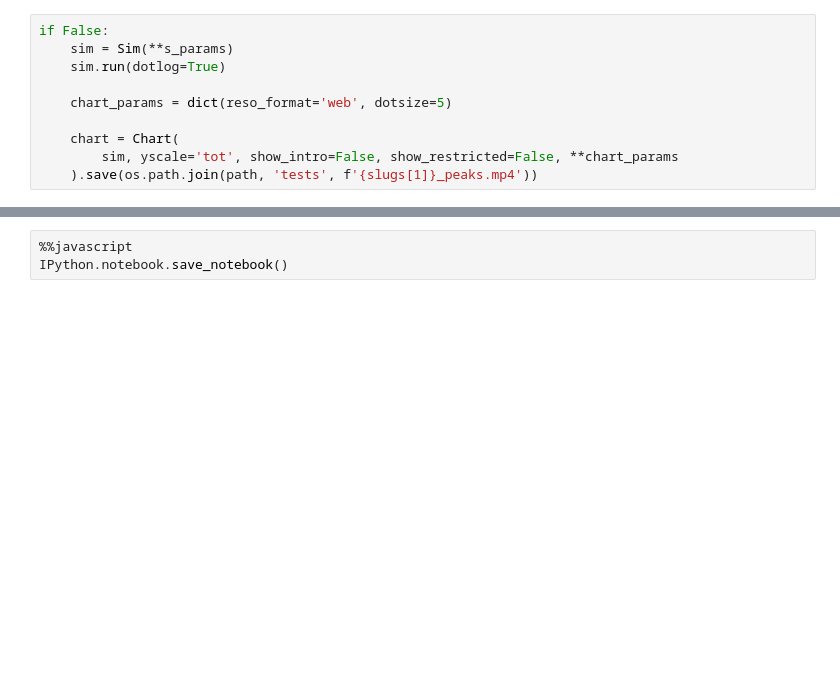
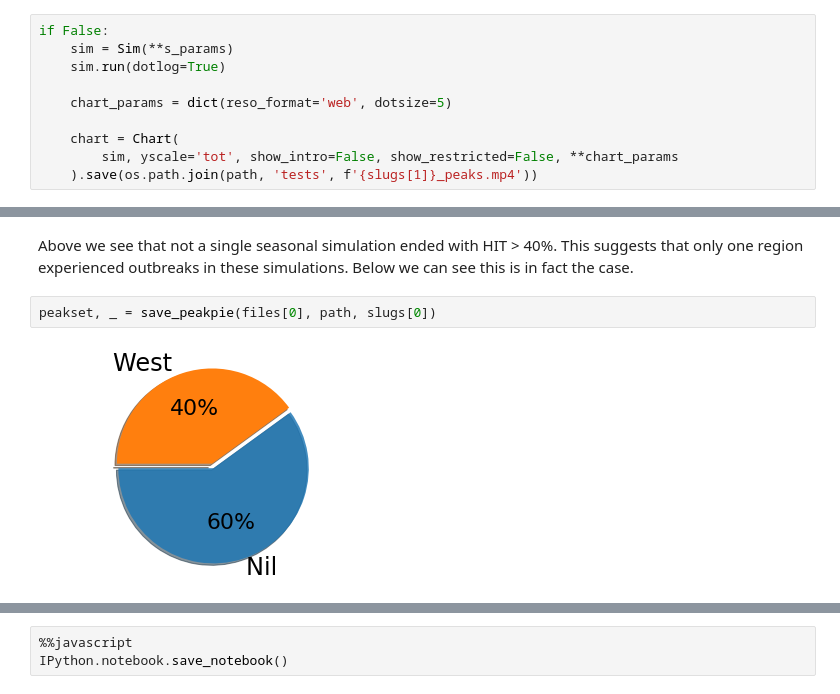
Before and after one commit to rjskene/rknotdocs, a Jupyter notebook: docs/seasonal.ipynb, the cells around one changed output, grey strips where cells are left out. Drawn from its saved outputs; the diff is of its cells as text; blank space fills up the shorter version.

```diff
--- a/docs/seasonal.ipynb
+++ b/docs/seasonal.ipynb
@@ -579,0 +566,6 @@ display(HTML(curve_table(headers, args, sizes)))
+# %% [markdown]
+Above we see that not a single seasonal simulation ended with HIT > 40%. This suggests that only one region experienced outbreaks in these simulations. Below we can see this is in fact the case.
+# %%
+peakset, _ = save_peakpie(files[0], path, slugs[0])
+# %% [output]
+[figure, added]
```
Also changed, not shown: parts of 58 cells of this notebook, 16 other files.
